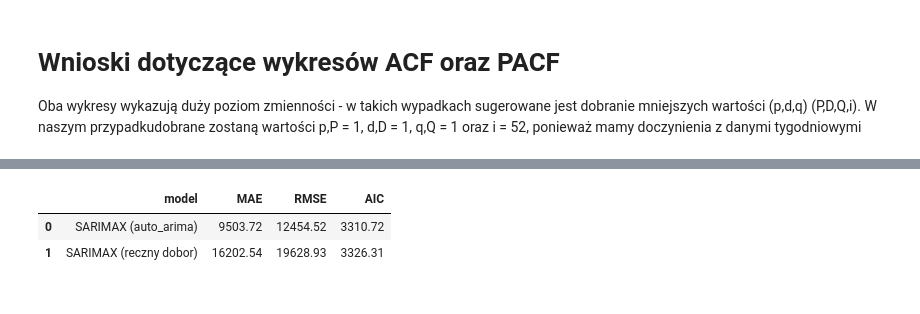
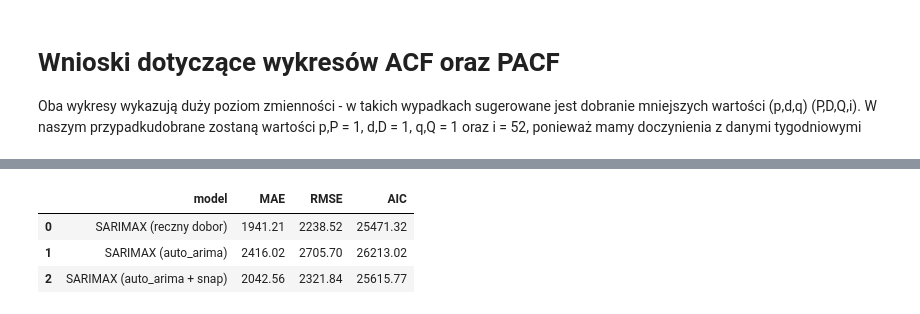
Before and after one commit to JakubOkrzesik/SARIMA-magisterka, a Jupyter notebook: main.ipynb, the cells around one changed output, grey strips where cells are left out. Cells and saved outputs as stored; diff of their text form; code cells hidden in the pictures.

```diff
--- a/main.ipynb
+++ b/main.ipynb
@@ -217,3 +216,8 @@ state_wise_wisconsin.pivot(index="date", columns="store_id", values="sales").rol
 [figure]
+# %%
+# Stworzenie kolumny 'snap' dla prostoty
+sales_long['snap'] = np.where(sales_long['state_id']=='CA', sales_long['snap_CA'],
+             np.where(sales_long['state_id']=='TX', sales_long['snap_TX'],
+             np.where(sales_long['state_id']=='WI', sales_long['snap_WI'], 0)))
 # %%
 # Podział na kategorie
@@ -299,10 +336,10 @@ W naszym przypadkudobrane zostaną wartości p,P = 1, d,D = 1, q,Q = 1 oraz i =
 # %%
 # Model 1: SARIMAX z ręcznie dobranymi parametrami
 order_hand = (1, 1, 1)
-seasonal_order_hand = (1, 1, 1, 52)
+seasonal_order_hand = (1, 1, 1, 7)
 
 sarimax_hand = SARIMAX(
-    train,
+    y_train,
     order=order_hand,
     seasonal_order=seasonal_order_hand,
     enforce_stationarity=False,
@@ -334,7 +371,7 @@ order_auto = food_model.order
 seasonal_order_auto = food_model.seasonal_order
 
 sarimax_auto = SARIMAX(
-    train,
+    y_train,
     order=order_auto,
     seasonal_order=seasonal_order_auto,
     enforce_stationarity=False,
@@ -362,0 +400,15 @@ Warnings:
+# %%
+# Model 3: SARIMAX z parametrami wybranymi automatycznie przez auto_arima oraz parametrami egzogenicznymi
+order_auto = food_model_with_params.order
+seasonal_order_auto = food_model_with_params.seasonal_order
+
+sarimax_auto_with_snap = SARIMAX(
+    y_train,
+    X=X_train,
+    order=order_auto,
+    seasonal_order=seasonal_order_auto,
+    enforce_stationarity=False,
+    enforce_invertibility=False
+).fit(disp=False)
+
+print(sarimax_auto_with_snap.summary())
@@ -363,28 +433,34 @@ Warnings:
 # %%
 # Prognoza obu modeli na okres testowy i porównanie skuteczności
-n_periods = len(test)
+n_periods = len(y_test)
+
+fc_hand = sarimax_hand.get_forecast(steps=n_periods)
+pred_hand = fc_hand.predicted_mean
+ci_hand = fc_hand.conf_int()
 
 fc_auto = sarimax_auto.get_forecast(steps=n_periods)
 pred_auto = fc_auto.predicted_mean
 ci_auto = fc_auto.conf_int()
 
-fc_hand = sarimax_hand.get_forecast(steps=n_periods)
-pred_hand = fc_hand.predicted_mean
-ci_hand = fc_hand.conf_int()
+fc_auto_snap = sarimax_auto_with_snap.get_forecast(steps=n_periods, exogs=X_test)
+pred_snap = fc_auto_snap.predicted_mean
+ci_snap = fc_auto_snap.conf_int()
 
 def evaluate(y_true, y_pred, label, aic):
     mae = mean_absolute_error(y_true, y_pred)
     rmse = np.sqrt(mean_squared_error(y_true, y_pred))
     return {"model": label, "MAE": mae, "RMSE": rmse, "AIC": aic}
 
 results = pd.DataFrame([
-    evaluate(test, pred_auto, "SARIMAX (auto_arima)", sarimax_auto.aic),
-    evaluate(test, pred_hand, "SARIMAX (reczny dobor)", sarimax_hand.aic),
+    evaluate(y_test, pred_hand, "SARIMAX (reczny dobor)", sarimax_hand.aic),
+    evaluate(y_test, pred_auto, "SARIMAX (auto_arima)", sarimax_auto.aic),
+    evaluate(y_test, pred_snap, "SARIMAX (auto_arima + snap)", sarimax_auto_with_snap.aic)
 ])
 results = results.round(2)
 results
 # %% [output]
 |  | model | MAE | RMSE | AIC |
-| 0 | SARIMAX (auto_arima) | 9503.72 | 12454.52 | 3310.72 |
-| 1 | SARIMAX (reczny dobor) | 16202.54 | 19628.93 | 3326.31 |
+| 0 | SARIMAX (reczny dobor) | 1941.21 | 2238.52 | 25471.32 |
+| 1 | SARIMAX (auto_arima) | 2416.02 | 2705.70 | 26213.02 |
+| 2 | SARIMAX (auto_arima + snap) | 2042.56 | 2321.84 | 25615.77 |
 # %%
```
Also changed, not shown: parts of 13 cells of this notebook.
